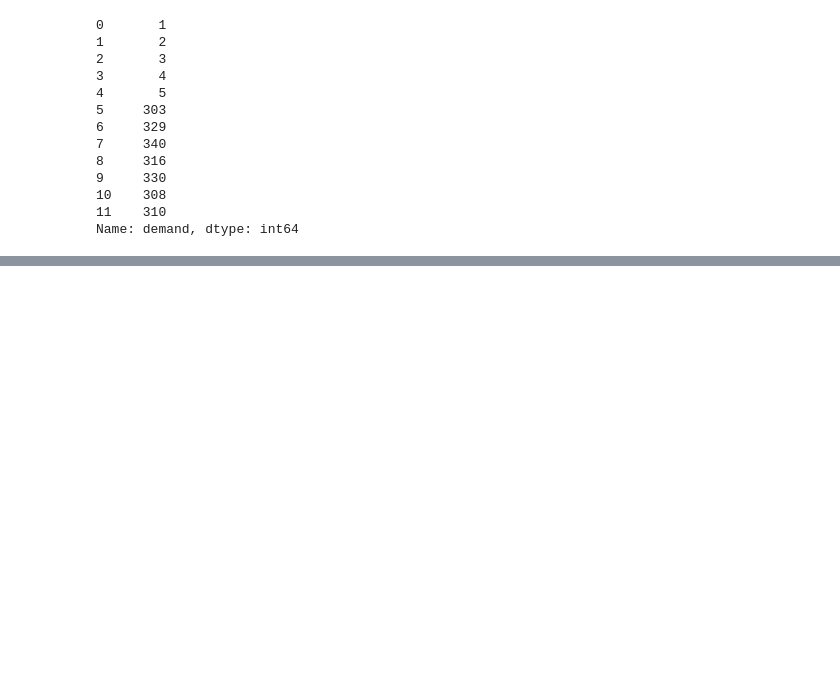
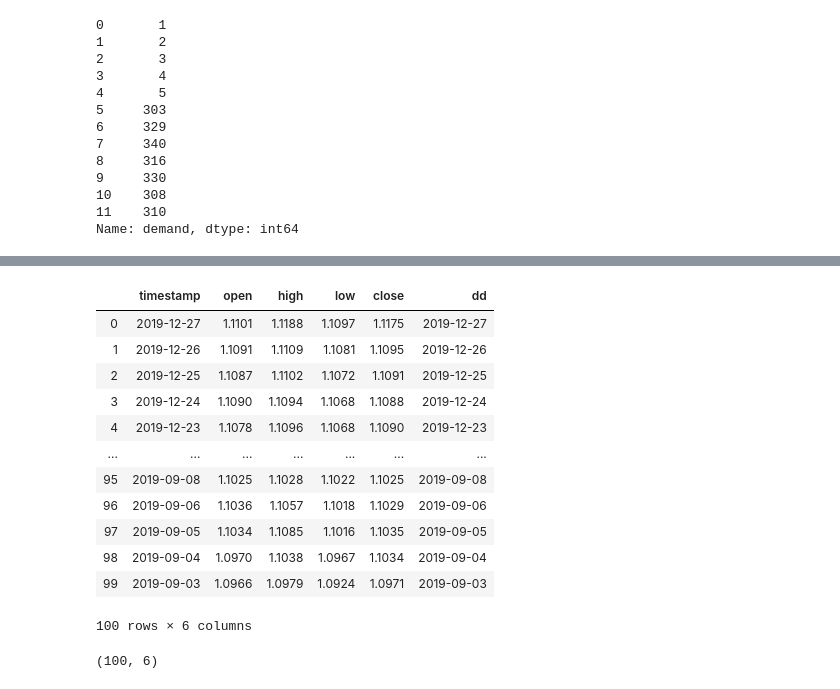
Before and after one commit to hapetrosyan/FX, a Jupyter notebook: test1.ipynb, the cells around one changed output, grey strips where cells are left out. Cells and saved outputs as stored; diff of their text form; code cells hidden in the pictures; blank space fills up the shorter version.

```diff
--- a/test1.ipynb
+++ b/test1.ipynb
@@ -72,0 +77,2 @@ Name: demand, dtype: int64
+# %%
+df = pd.read_csv('data_storage/fx_daily_EUR_USD.csv')
@@ -72,0 +104,2 @@ Name: demand, dtype: int64
+# %%
+df['dd'] = pd.to_datetime ( df['timestamp'])
@@ -72,0 +116,20 @@ Name: demand, dtype: int64
+# %%
+df
+# %% [output]
+|  | timestamp | open | high | low | close | dd |
+| 0 | 2019-12-27 | 1.1101 | 1.1188 | 1.1097 | 1.1175 | 2019-12-27 |
+| 1 | 2019-12-26 | 1.1091 | 1.1109 | 1.1081 | 1.1095 | 2019-12-26 |
+| 2 | 2019-12-25 | 1.1087 | 1.1102 | 1.1072 | 1.1091 | 2019-12-25 |
+| 3 | 2019-12-24 | 1.1090 | 1.1094 | 1.1068 | 1.1088 | 2019-12-24 |
+| 4 | 2019-12-23 | 1.1078 | 1.1096 | 1.1068 | 1.1090 | 2019-12-23 |
+| ... | ... | ... | ... | ... | ... | ... |
+| 95 | 2019-09-08 | 1.1025 | 1.1028 | 1.1022 | 1.1025 | 2019-09-08 |
+| 96 | 2019-09-06 | 1.1036 | 1.1057 | 1.1018 | 1.1029 | 2019-09-06 |
+| 97 | 2019-09-05 | 1.1034 | 1.1085 | 1.1016 | 1.1035 | 2019-09-05 |
+| 98 | 2019-09-04 | 1.0970 | 1.1038 | 1.0967 | 1.1034 | 2019-09-04 |
+| 99 | 2019-09-03 | 1.0966 | 1.0979 | 1.0924 | 1.0971 | 2019-09-03 |
+100 rows × 6 columns
+# %%
+df.shape
+# %% [output]
+(100, 6)
```
Also changed, not shown: parts of 16 cells of this notebook.
